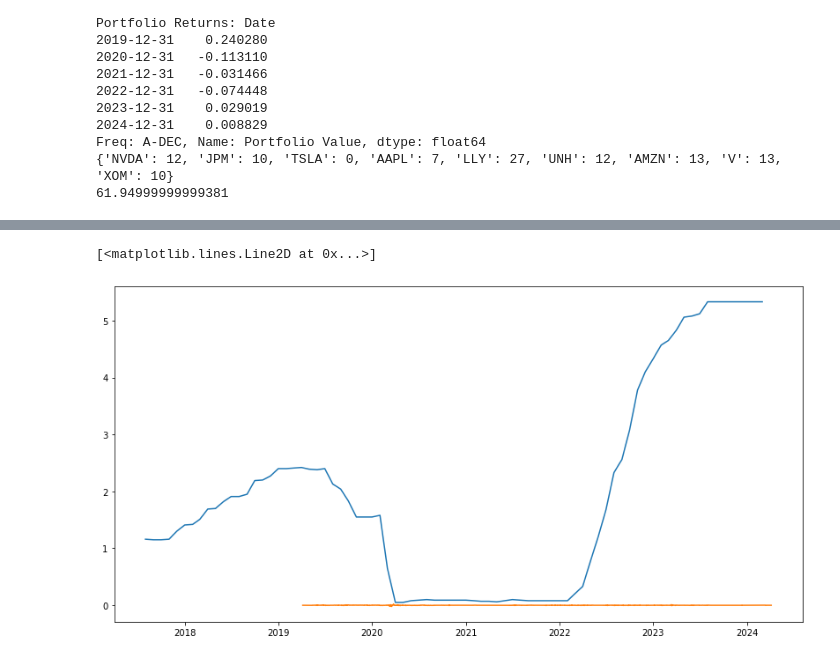
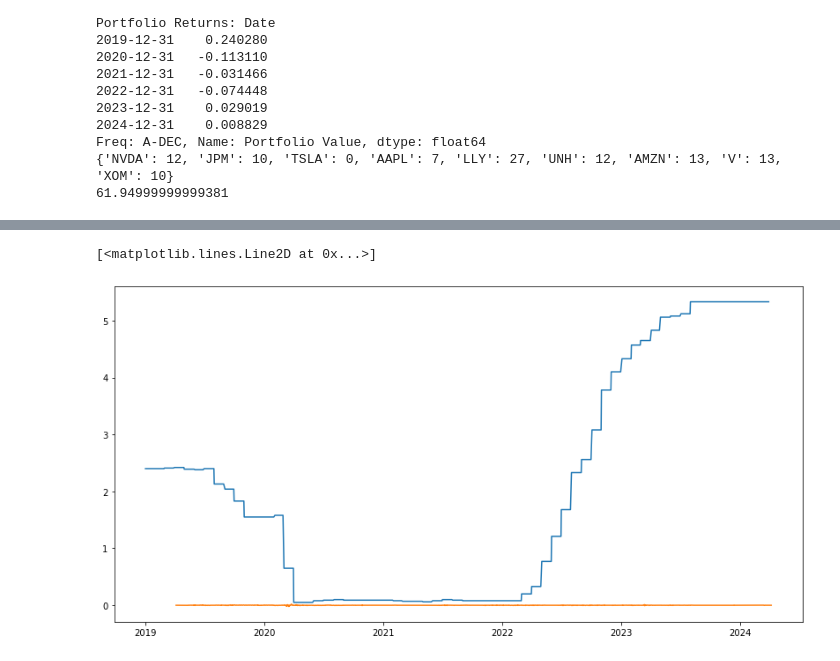
Before and after one commit to GTSF-Quantitative-Sector/fixed-income-sma, a Jupyter notebook: fixed_fromscratch.ipynb, the cells around one changed output, grey strips where cells are left out. Drawn from its saved outputs; the diff is of its cells as text; code cells hidden in the pictures.

```diff
--- a/fixed_fromscratch.ipynb
+++ b/fixed_fromscratch.ipynb
@@ -314,5 +314,5 @@ Freq: A-DEC, Name: Portfolio Value, dtype: float64
 {'NVDA': 12, 'JPM': 10, 'TSLA': 0, 'AAPL': 7, 'LLY': 27, 'UNH': 12, 'AMZN': 13, 'V': 13, 'XOM': 10}
 61.94999999999381
 # %%
-fedfunds = pd.read_csv('FEDFUNDS.csv')
-fedfunds.head()
+fedfunds = pd.read_csv('FEDFUNDS_with_days.csv')
+fedfunds['Date'] = pd.to_datetime(fedfunds['Date'])
@@ -326,2 +318,0 @@ fedfunds.head()
-# %%
-fedfunds['DATE'] = pd.to_datetime(fedfunds['DATE'])
@@ -344,7 +319,7 @@ fedfunds['FEDFUNDS']
 # %%
 plt.figure(figsize=(14, 7))
-plt.plot(fedfunds['DATE'], fedfunds['FEDFUNDS'])
+plt.plot(fedfunds['Date'], fedfunds['Fed Funds Rate'])
 plt.plot(daily_returns)
 # %% [output]
 [<matplotlib.lines.Line2D at 0x...>]
-[figure, old version]
+[figure, new version]
```
Also changed, not shown: parts of 2 cells of this notebook, 1 other file.
